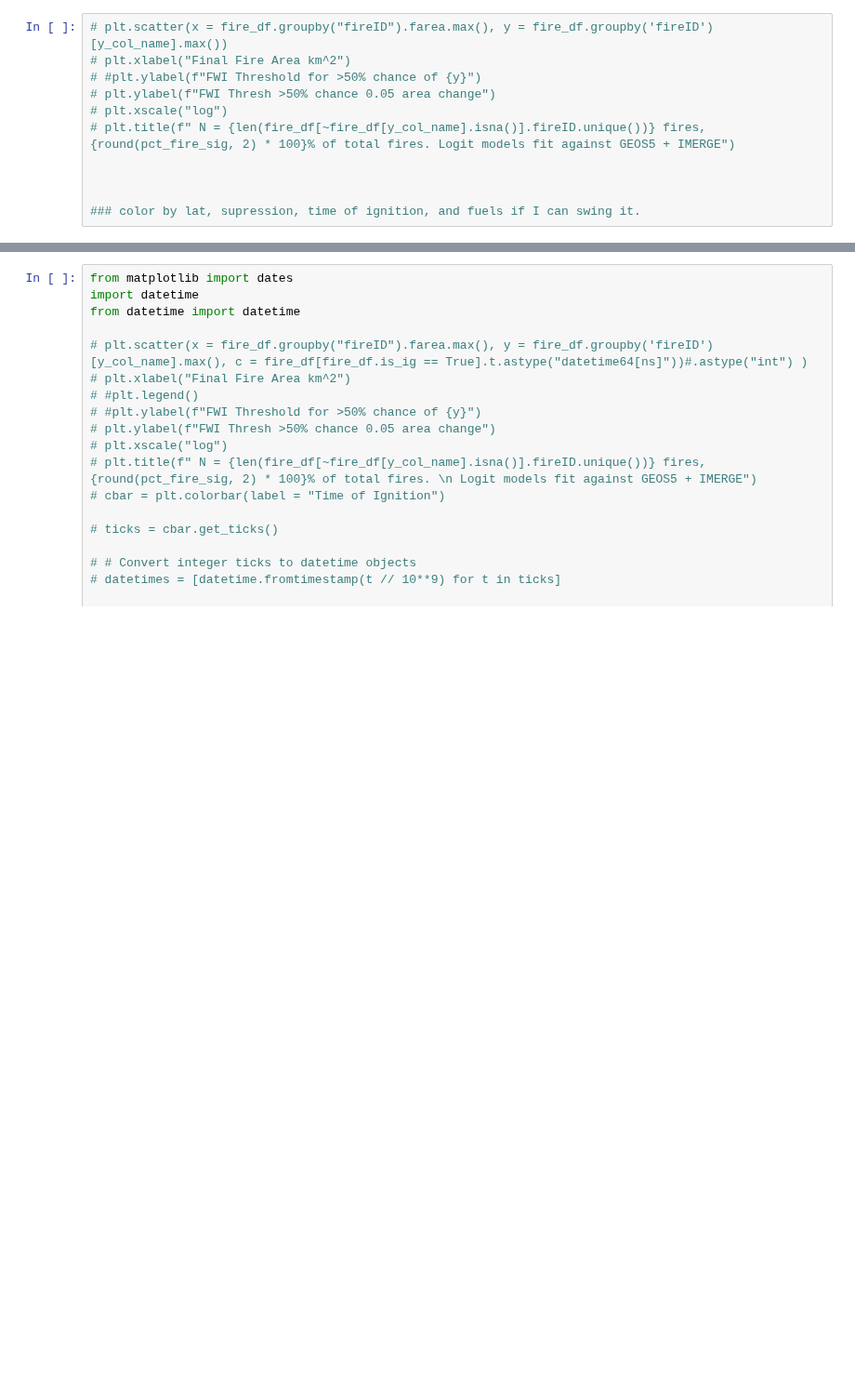
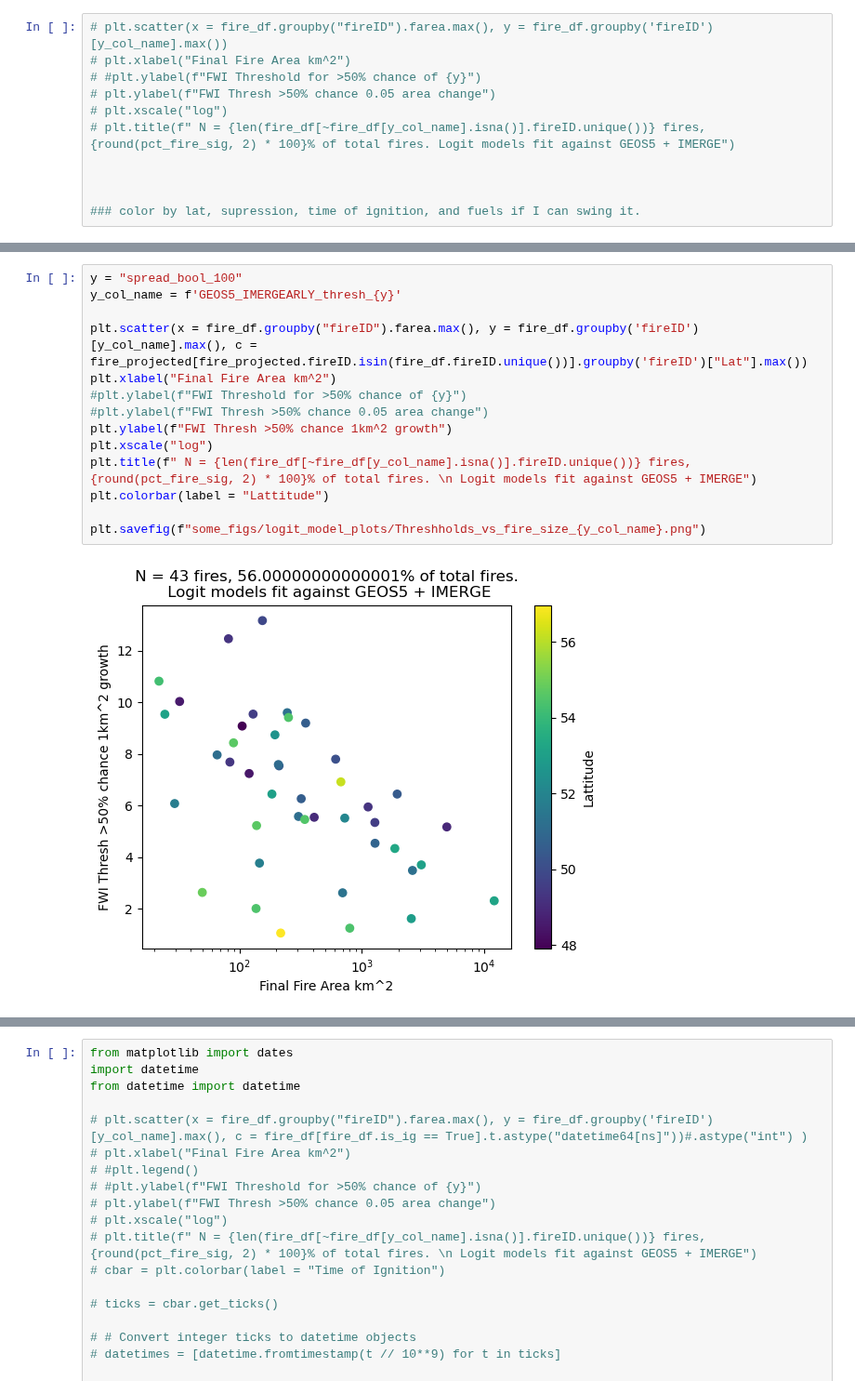
Before and after one commit to mccabete/fwiVis, a Jupyter notebook: notebooks/Logit_models.ipynb, the cells around one changed output, grey strips where cells are left out. Shown at 93% size. Saved outputs shown, nothing was run; the diff lists cells and outputs as text; blank space fills up the shorter version.

```diff
--- a/notebooks/Logit_models.ipynb
+++ b/notebooks/Logit_models.ipynb
@@ -841,0 +872,16 @@ plt.colorbar(label = "Lattitude")
+# %%
+y = "spread_bool_100"
+y_col_name = f'GEOS5_IMERGEARLY_thresh_{y}'
+
+plt.scatter(x = fire_df.groupby("fireID").farea.max(), y = fire_df.groupby('fireID')[y_col_name].max(), c = fire_projected[fire_projected.fireID.isin(fire_df.fireID.unique())].groupby('fireID')["Lat"].max())
+plt.xlabel("Final Fire Area km^2")
+#plt.ylabel(f"FWI Threshold for >50% chance of {y}")
+#plt.ylabel(f"FWI Thresh >50% chance 0.05 area change")
+plt.ylabel(f"FWI Thresh >50% chance 1km^2 growth")
+plt.xscale("log")
+plt.title(f" N = {len(fire_df[~fire_df[y_col_name].isna()].fireID.unique())} fires, {round(pct_fire_sig, 2) * 100}% of total fires. \n Logit models fit against GEOS5 + IMERGE")
+plt.colorbar(label = "Lattitude")
+
+plt.savefig(f"some_figs/logit_model_plots/Threshholds_vs_fire_size_{y_col_name}.png")
+# %% [output]
+[figure, added]
```
Also changed, not shown: parts of 21 cells of this notebook, 4 other files.
